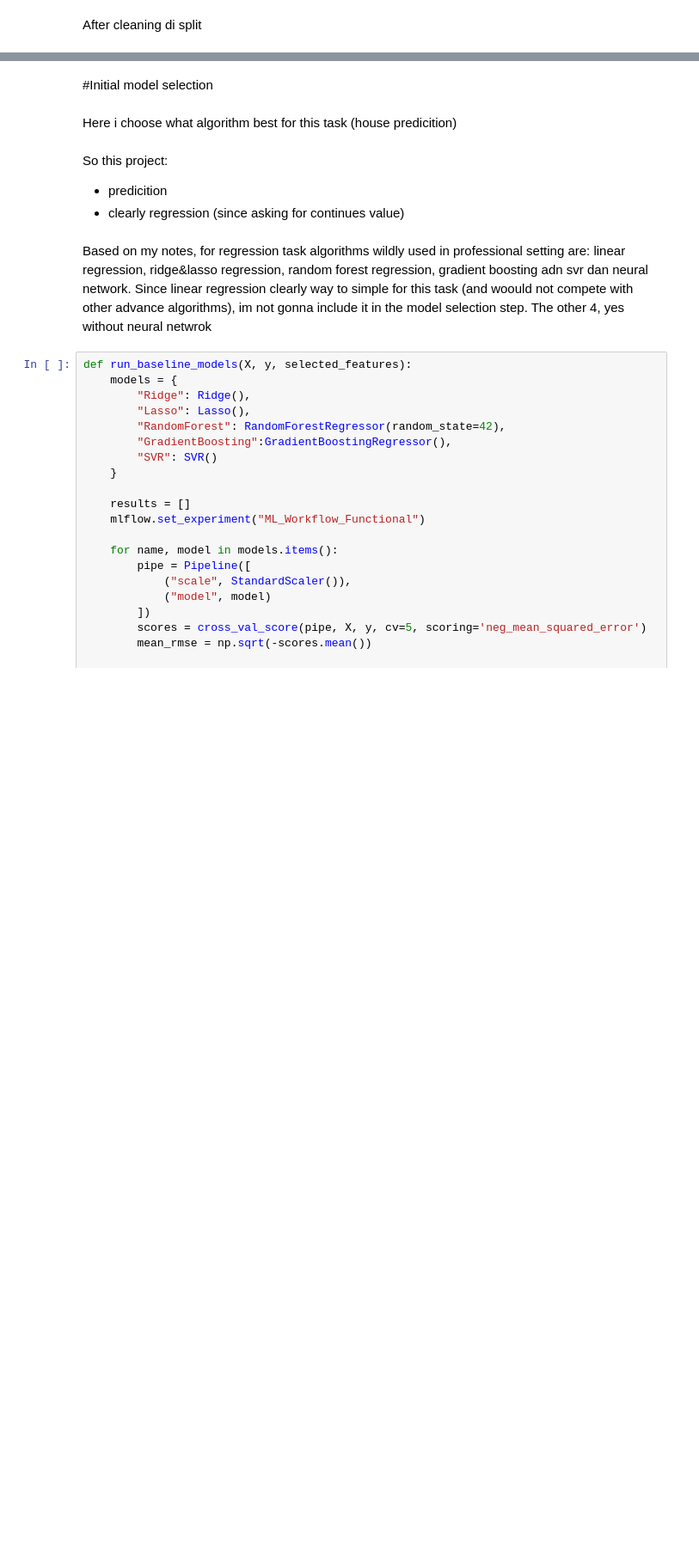
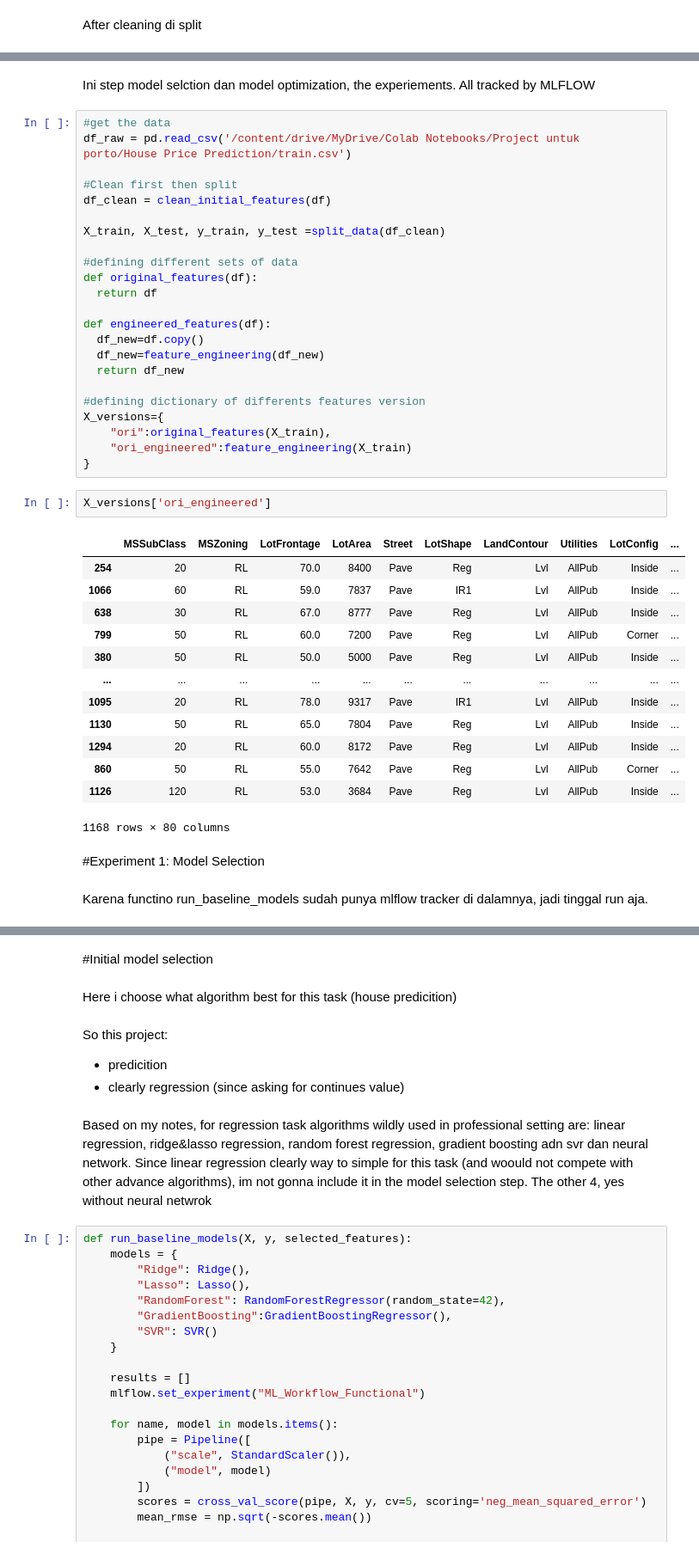
Before and after one commit to anjelisa01/project1_house_price_prediction, a Jupyter notebook: Initial_code_House_Price.ipynb, the cells around one changed output, grey strips where cells are left out. Shown at 86% size. Saved outputs shown, nothing was run; the diff lists cells and outputs as text; blank space fills up the shorter version.

Commit message:
did some cleaning and structuring the code better

```diff
--- a/Initial_code_House_Price.ipynb
+++ b/Initial_code_House_Price.ipynb
@@ -389,0 +438,45 @@ So now we got our initial features.
+# %% [markdown]
+Ini step model selction dan model optimization, the experiements. All tracked by MLFLOW
+# %%
+#get the data
+df_raw = pd.read_csv('/content/drive/MyDrive/Colab Notebooks/Project untuk porto/House Price Prediction/train.csv')
+
+#Clean first then split
+df_clean = clean_initial_features(df)
+
+X_train, X_test, y_train, y_test =split_data(df_clean)
+
+#defining different sets of data
+def original_features(df):
+  return df
+
+def engineered_features(df):
+  df_new=df.copy()
+  df_new=feature_engineering(df_new)
+  return df_new
+
+#defining dictionary of differents features version
+X_versions={
+    "ori":original_features(X_train),
+    "ori_engineered":feature_engineering(X_train)
+}
+# %%
+X_versions['ori_engineered']
+# %% [output]
+|  | MSSubClass | MSZoning | LotFrontage | LotArea | Street | LotShape | LandContour | Utilities | LotConfig | ... |
+| 254 | 20 | RL | 70.0 | 8400 | Pave | Reg | Lvl | AllPub | Inside | ... |
+| 1066 | 60 | RL | 59.0 | 7837 | Pave | IR1 | Lvl | AllPub | Inside | ... |
+| 638 | 30 | RL | 67.0 | 8777 | Pave | Reg | Lvl | AllPub | Inside | ... |
+| 799 | 50 | RL | 60.0 | 7200 | Pave | Reg | Lvl | AllPub | Corner | ... |
+| 380 | 50 | RL | 50.0 | 5000 | Pave | Reg | Lvl | AllPub | Inside | ... |
+| ... | ... | ... | ... | ... | ... | ... | ... | ... | ... | ... |
+| 1095 | 20 | RL | 78.0 | 9317 | Pave | IR1 | Lvl | AllPub | Inside | ... |
+| 1130 | 50 | RL | 65.0 | 7804 | Pave | Reg | Lvl | AllPub | Inside | ... |
+| 1294 | 20 | RL | 60.0 | 8172 | Pave | Reg | Lvl | AllPub | Inside | ... |
+| 860 | 50 | RL | 55.0 | 7642 | Pave | Reg | Lvl | AllPub | Corner | ... |
+| 1126 | 120 | RL | 53.0 | 3684 | Pave | Reg | Lvl | AllPub | Inside | ... |
+1168 rows × 80 columns
+# %% [markdown]
+#Experiment 1: Model Selection
+# %% [markdown]
+Karena functino run_baseline_models sudah punya mlflow tracker di dalamnya, jadi tinggal run aja.
```
Also changed, not shown: parts of 52 cells of this notebook.
